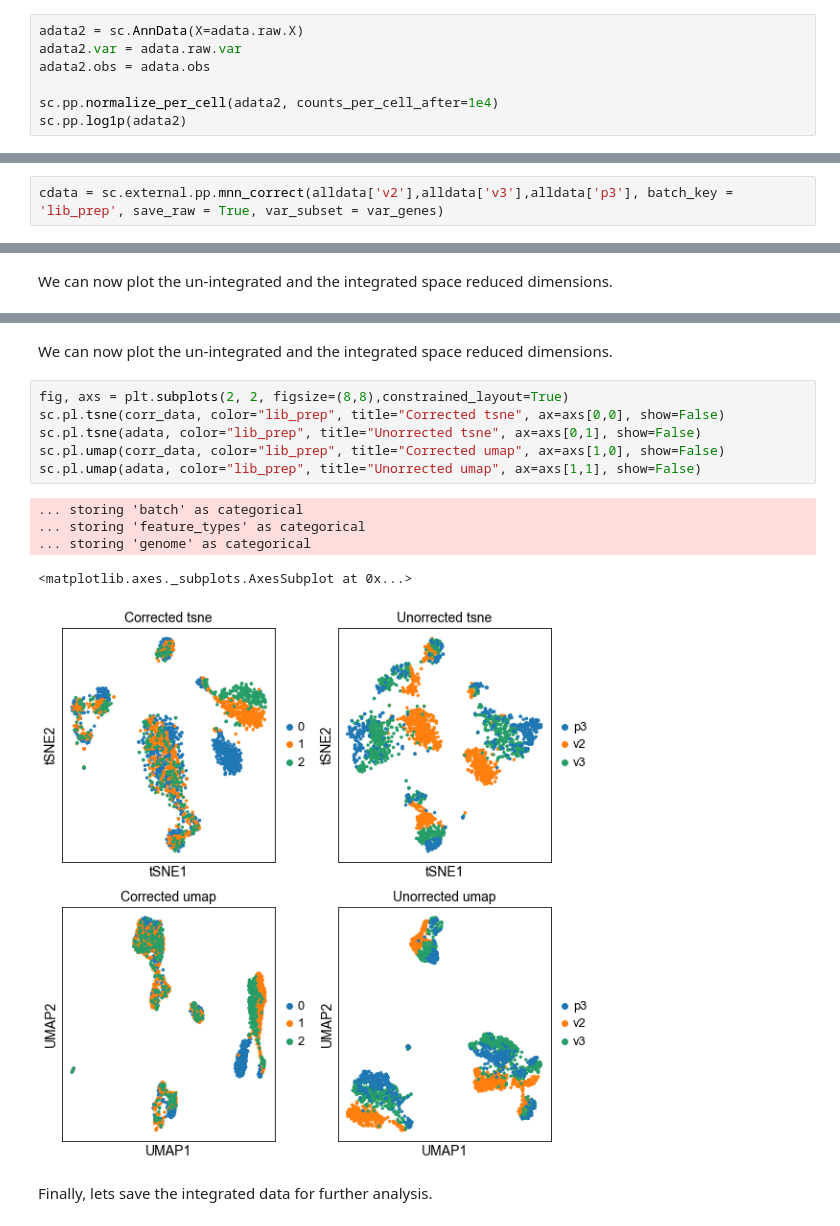
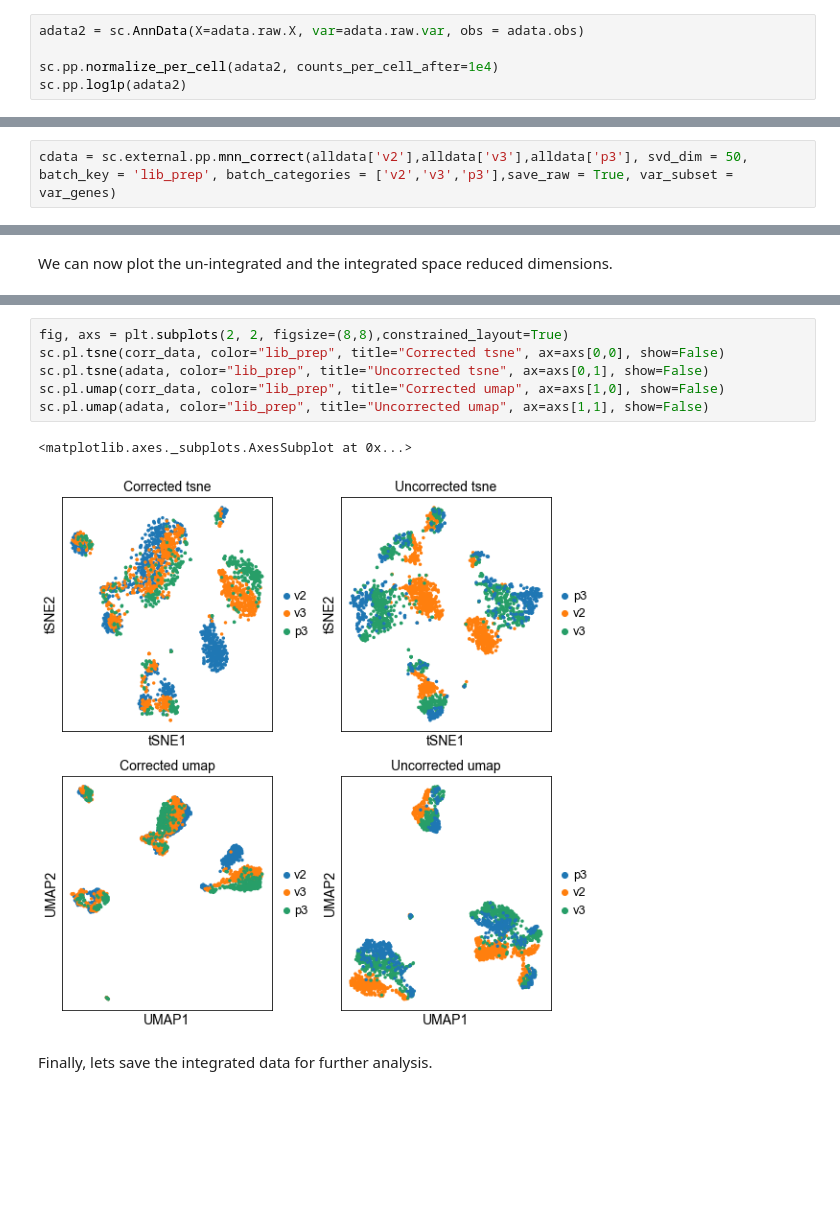
Before and after one commit to NBISweden/workshop-scRNAseq, a Jupyter notebook: labs/compiled/scanpy/scanpy_03_integration.ipynb, the cells around one changed output, grey strips where cells are left out. Saved outputs shown, nothing was run; the diff lists cells and outputs as text; blank space fills up the shorter version.

```diff
--- a/labs/compiled/scanpy/scanpy_03_integration.ipynb
+++ b/labs/compiled/scanpy/scanpy_03_integration.ipynb
@@ -34,9 +34,7 @@ print(adata.X.shape)
 # %% [markdown]
 As the stored AnnData object contains scaled data based on variable genes, we need to make a new object with the raw counts and normalized it again. Variable gene selection should not be performed on the scaled data object, only do normalization and log transformation before variable genes selection.
 # %%
-adata2 = sc.AnnData(X=adata.raw.X)
-adata2.var = adata.raw.var
-adata2.obs = adata.obs
+adata2 = sc.AnnData(X=adata.raw.X, var=adata.raw.var, obs = adata.obs)
 
 sc.pp.normalize_per_cell(adata2, counts_per_cell_after=1e4)
 sc.pp.log1p(adata2)
@@ -152,7 +151,7 @@ scanpy.api.pp.mnn_correct(*datas, var_index=None, var_subset=None,
 
 We run it with the option `save_raw=True` so that the uncorrected matrix will be stored in the slot `raw`.
 # %%
-cdata = sc.external.pp.mnn_correct(alldata['v2'],alldata['v3'],alldata['p3'], batch_key = 'lib_prep', save_raw = True, var_subset = var_genes)
+cdata = sc.external.pp.mnn_correct(alldata['v2'],alldata['v3'],alldata['p3'], svd_dim = 50, batch_key = 'lib_prep', batch_categories = ['v2','v3','p3'],save_raw = True, var_subset = var_genes)
 # %% [output]
 Performing cosine normalization...
 Starting MNN correct iteration. Reference batch: 0
@@ -202,17 +214,12 @@ computing UMAP
-# %% [markdown]
-We can now plot the un-integrated and the integrated space reduced dimensions.
 # %%
 fig, axs = plt.subplots(2, 2, figsize=(8,8),constrained_layout=True)
 sc.pl.tsne(corr_data, color="lib_prep", title="Corrected tsne", ax=axs[0,0], show=False)
-sc.pl.tsne(adata, color="lib_prep", title="Unorrected tsne", ax=axs[0,1], show=False)
+sc.pl.tsne(adata, color="lib_prep", title="Uncorrected tsne", ax=axs[0,1], show=False)
 sc.pl.umap(corr_data, color="lib_prep", title="Corrected umap", ax=axs[1,0], show=False)
-sc.pl.umap(adata, color="lib_prep", title="Unorrected umap", ax=axs[1,1], show=False)
+sc.pl.umap(adata, color="lib_prep", title="Uncorrected umap", ax=axs[1,1], show=False)
 # %% [output]
-... storing 'batch' as categorical
-... storing 'feature_types' as categorical
-... storing 'genome' as categorical
+<matplotlib.axes._subplots.AxesSubplot at 0x...>
-<matplotlib.axes._subplots.AxesSubplot at 0x...>
-[figure, old version]
+[figure, new version]
 # %% [markdown]
 
 Finally, lets save the integrated data for further analysis.
```
Also changed, not shown: parts of 10 cells of this notebook, 6 other files.
